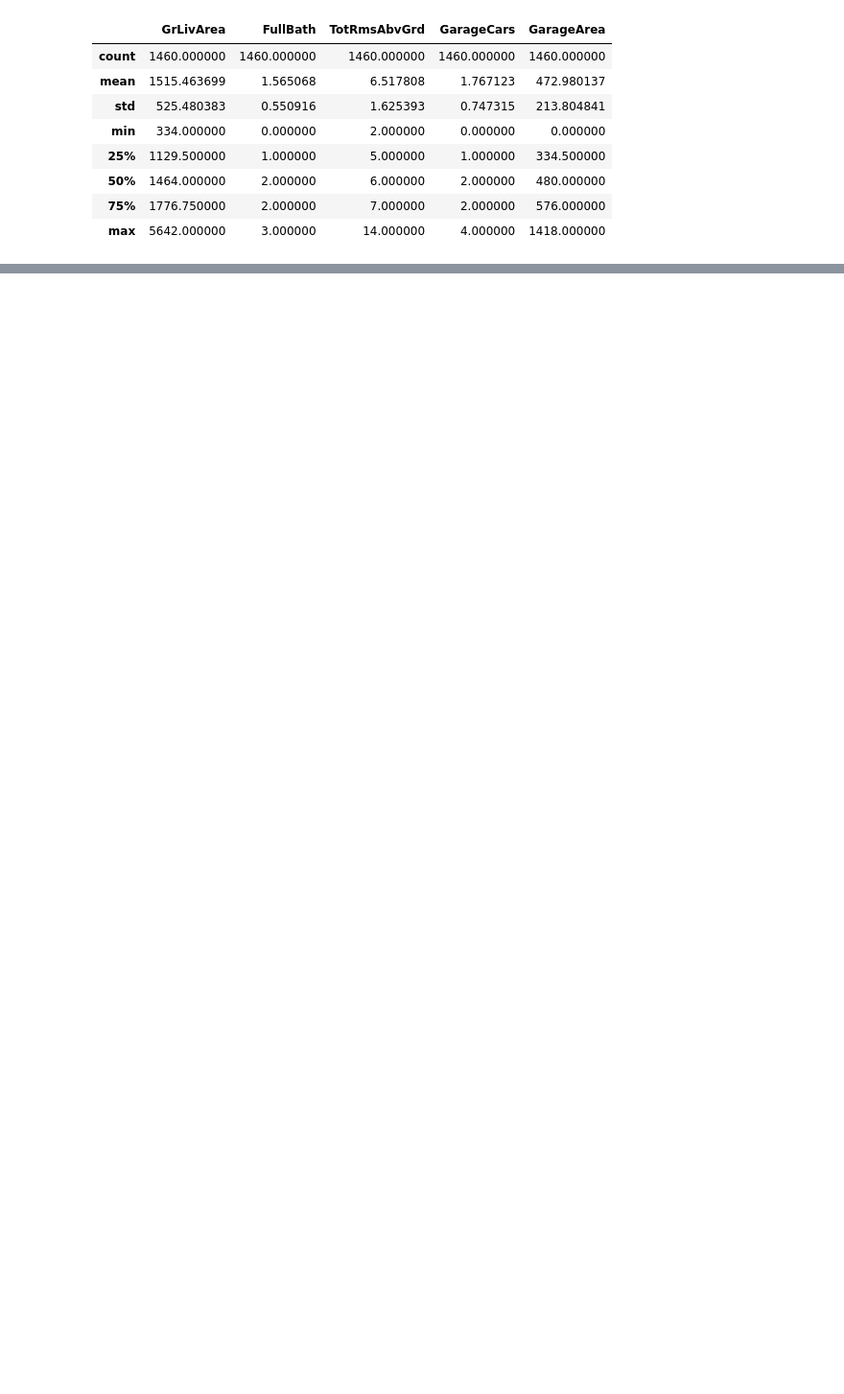
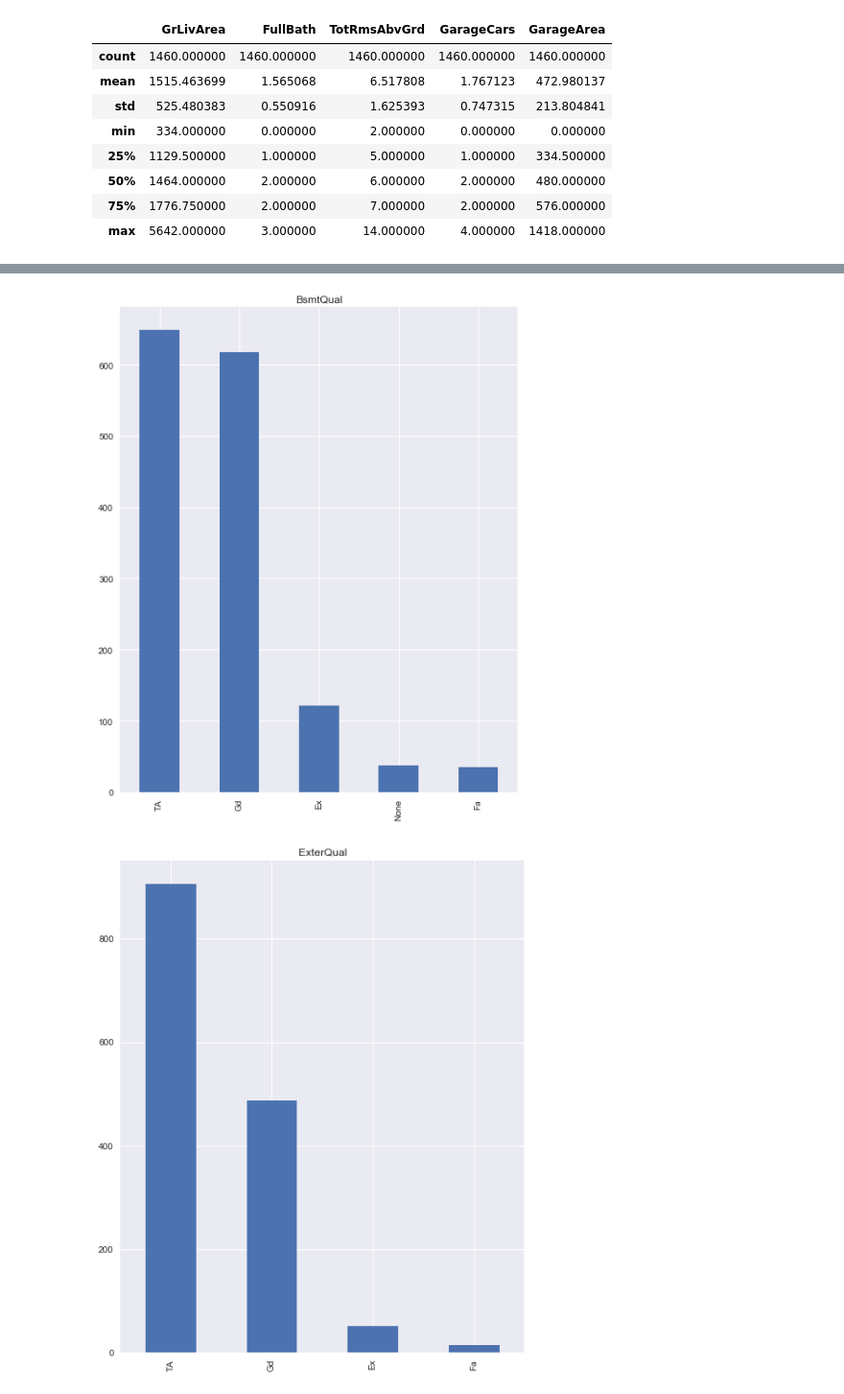
Before and after one commit to chun9men9/WIC_MLProject, a Jupyter notebook: Wing/Project_3_LinearRegression.ipynb, the cells around one changed output, grey strips where cells are left out. Shown at 96% size. Drawn from its saved outputs; the diff is of its cells as text; code cells hidden in the pictures; blank space fills up the shorter version.

```diff
--- a/Wing/Project_3_LinearRegression.ipynb
+++ b/Wing/Project_3_LinearRegression.ipynb
@@ -135,0 +232,20 @@ strong multicollinearity or other numerical problems.
+# %%
+#Bar charts of the categorical variables
+#For quality variables, the middle value (typical) dominates, then the second is good.
+#GarageFinish is dominated by Unfinished and Rough Finish
+#HouseStyle can be broken up into >=2Flr, <=1 1Flr, SplitLevel
+#MSZoning dominated by Residential(Low and Medium Density)
+#Will need to do further analysis on Neighborhood to see if it values can be combined.
+#Sale Type/SaleCondition dominated by Warranty Deed and Normal
+#Many homes built after 1990
+
+for idx, col in zip(range(1, len(X_cat.columns)),X_cat.columns.sort_values()):
+    plt.figure(figsize=(8, 10))
+    X_cat[col].value_counts().plot(kind='bar', )
+    plt.title(col)
+    plt.show()
+
+plt.hist(X_cat["YearBuilt"], bins=30)
+# %% [output]
+[figure, added]
+[figure, added]
```
Also changed, not shown: parts of 56 cells of this notebook, 1 other file.
